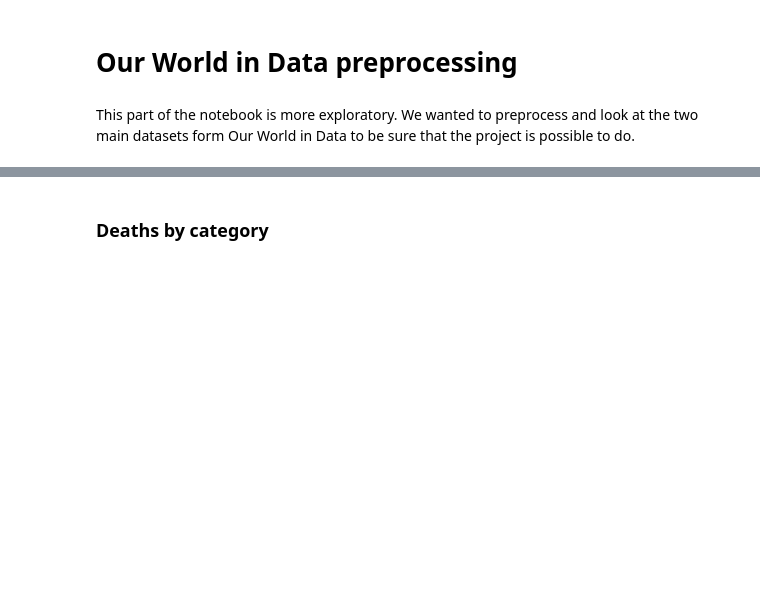
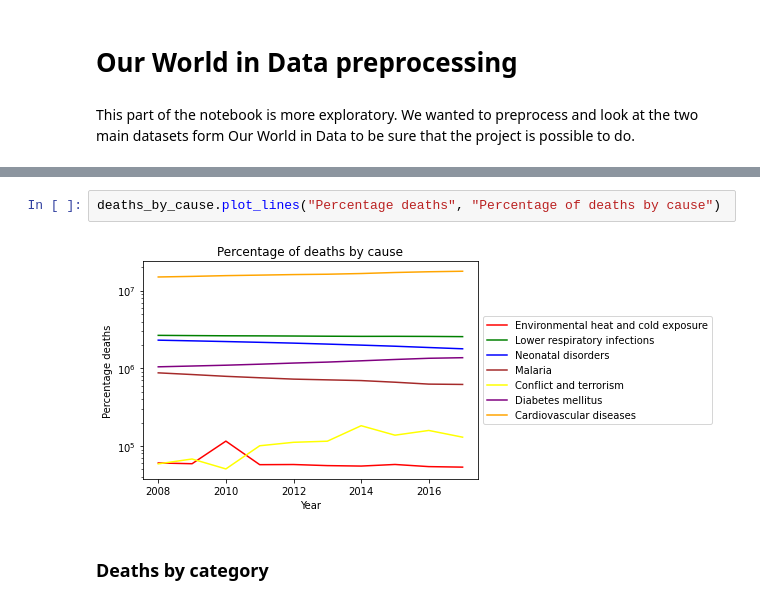
Before and after one commit to epfl-ada/ada-2021-project-hoja, a Jupyter notebook: Milestone_2.ipynb, the cells around one changed output, grey strips where cells are left out. Drawn from its saved outputs; the diff is of its cells as text; blank space fills up the shorter version.

```diff
--- a/Milestone_2.ipynb
+++ b/Milestone_2.ipynb
@@ -487,2 +194,6 @@ world_death_by_cause_relative_df
+# %%
+deaths_by_cause.plot_lines("Percentage deaths", "Percentage of deaths by cause")
+# %% [output]
+[figure, added]
 # %% [markdown]
 ### Deaths by category
```
Also changed, not shown: parts of 47 cells of this notebook, 5 other files.
